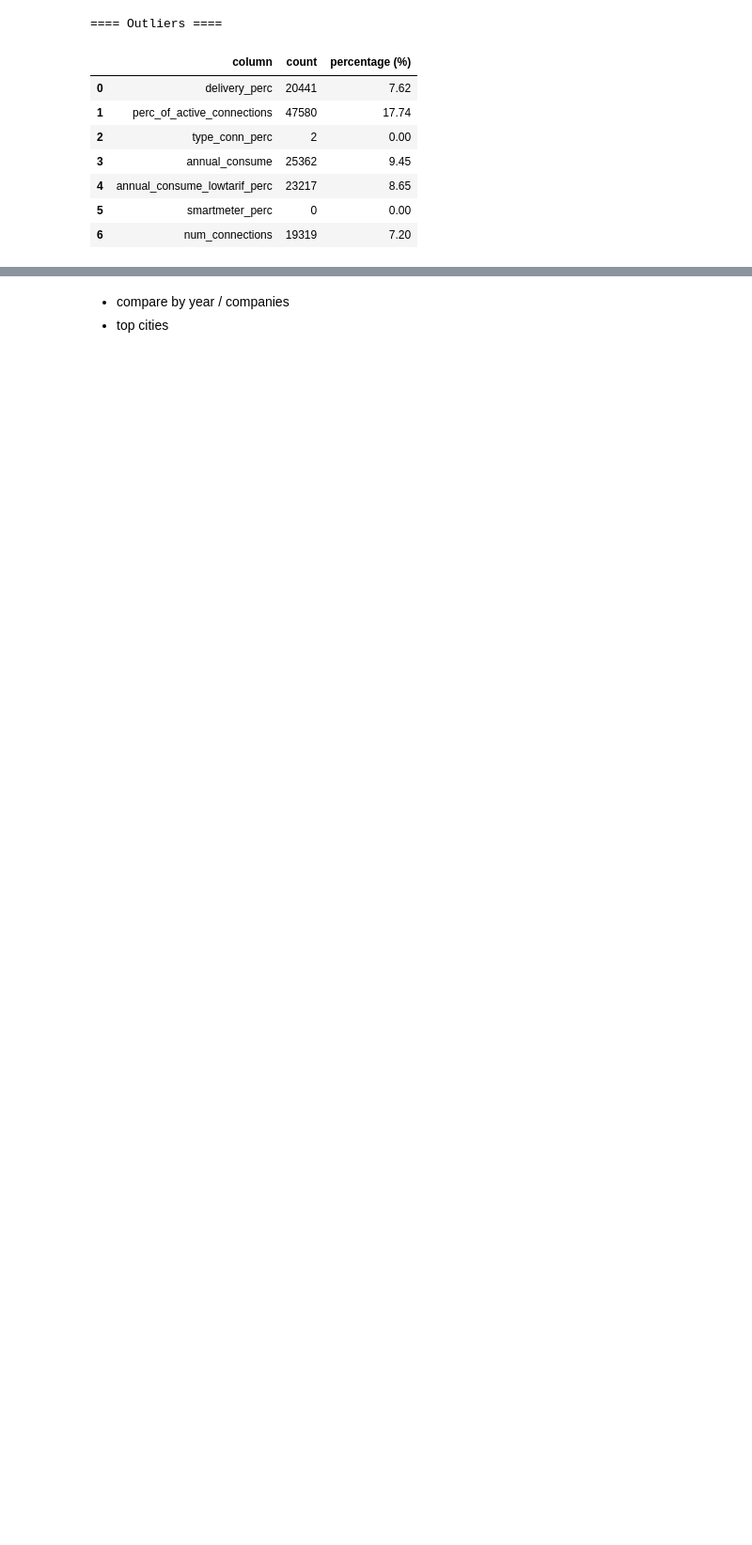
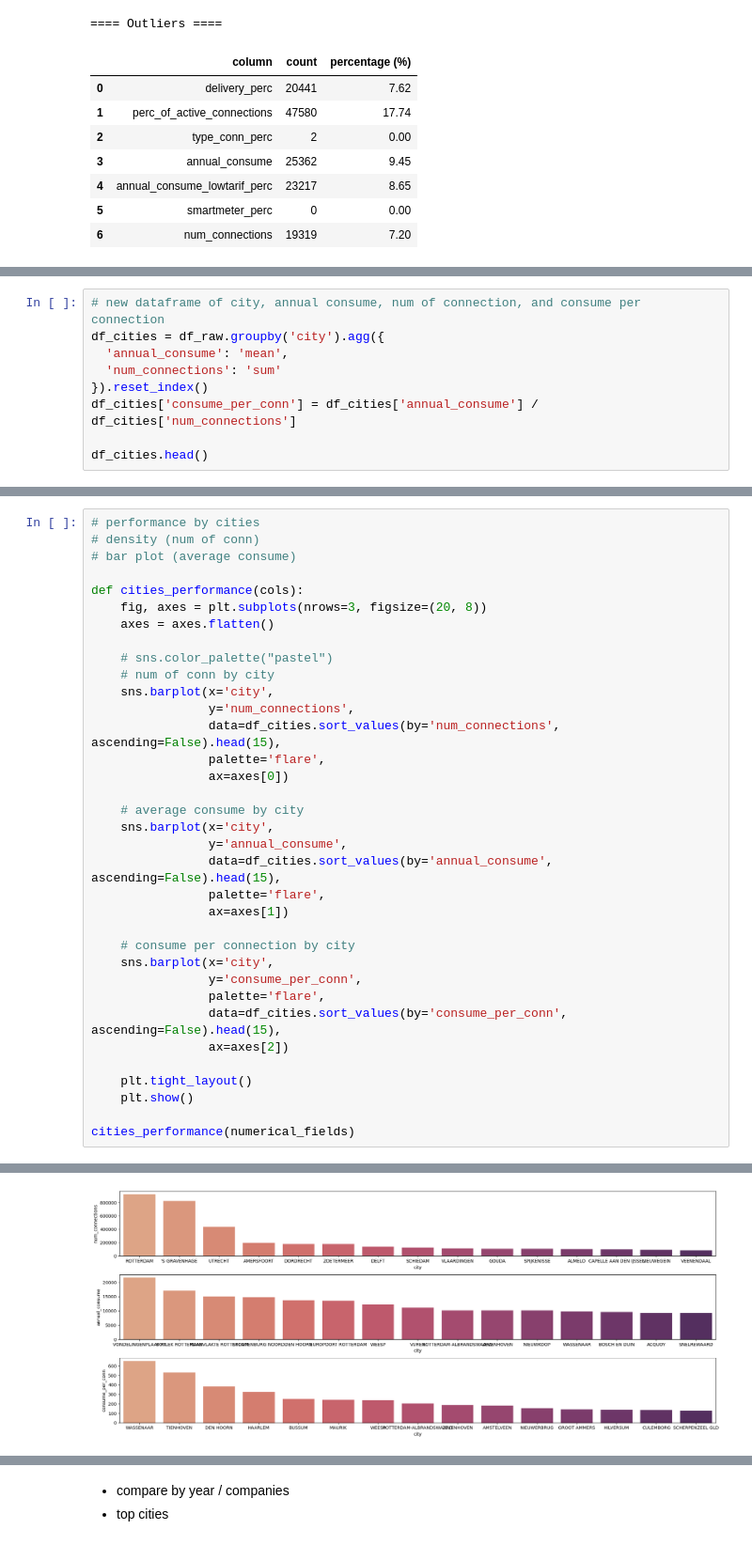
Before and after one commit to OnlyUsePascal/EEET2574-BigData-Asm2, a Jupyter notebook: jupyter-notebook/notebook/notebook-electricity.ipynb, the cells around one changed output, grey strips where cells are left out. Shown at 94% size. Cells and saved outputs as stored; diff of their text form; blank space fills up the shorter version.

```diff
--- a/jupyter-notebook/notebook/notebook-electricity.ipynb
+++ b/jupyter-notebook/notebook/notebook-electricity.ipynb
@@ -318,0 +388,9 @@ array([[<Axes: title={'center': 'delivery_perc'}>,
+# %%
+# new dataframe of city, annual consume, num of connection, and consume per connection
+df_cities = df_raw.groupby('city').agg({
+  'annual_consume': 'mean',
+  'num_connections': 'sum'
+}).reset_index()
+df_cities['consume_per_conn'] = df_cities['annual_consume'] / df_cities['num_connections']
+
+df_cities.head()
@@ -318,0 +404,36 @@ array([[<Axes: title={'center': 'delivery_perc'}>,
+# %%
+# performance by cities
+# density (num of conn)
+# bar plot (average consume)
+
+def cities_performance(cols):
+    fig, axes = plt.subplots(nrows=3, figsize=(20, 8))
+    axes = axes.flatten()
+
+    # sns.color_palette("pastel")
+    # num of conn by city
+    sns.barplot(x='city',
+                y='num_connections',
+                data=df_cities.sort_values(by='num_connections', ascending=False).head(15),
+                palette='flare',
+                ax=axes[0])
+
+    # average consume by city
+    sns.barplot(x='city',
+                y='annual_consume',
+                data=df_cities.sort_values(by='annual_consume', ascending=False).head(15),
+                palette='flare',
+                ax=axes[1])
+
+    # consume per connection by city
+    sns.barplot(x='city',
+                y='consume_per_conn',
+                palette='flare',
+                data=df_cities.sort_values(by='consume_per_conn', ascending=False).head(15),
+                ax=axes[2])
+
+    plt.tight_layout()
+    plt.show()
+
+cities_performance(numerical_fields)
+# %% [output]
@@ -318,0 +451 @@ array([[<Axes: title={'center': 'delivery_perc'}>,
+[figure, added]
```
Also changed, not shown: parts of 30 cells of this notebook.
